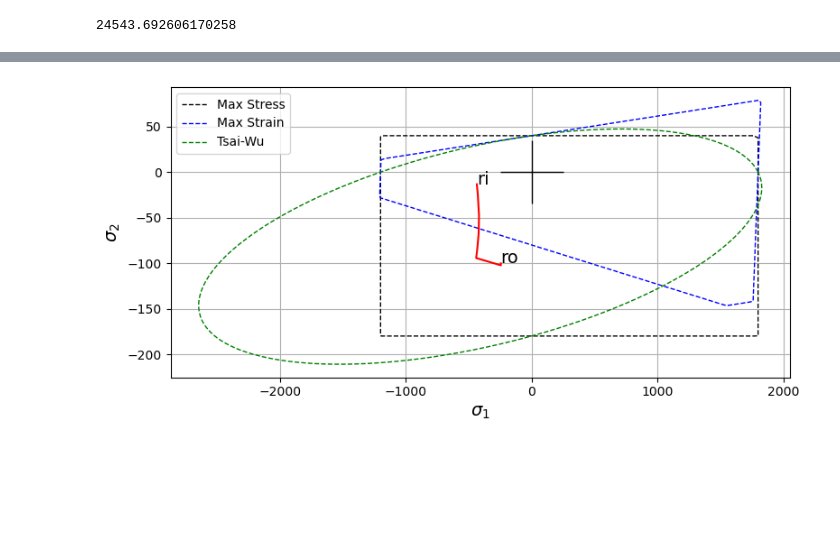
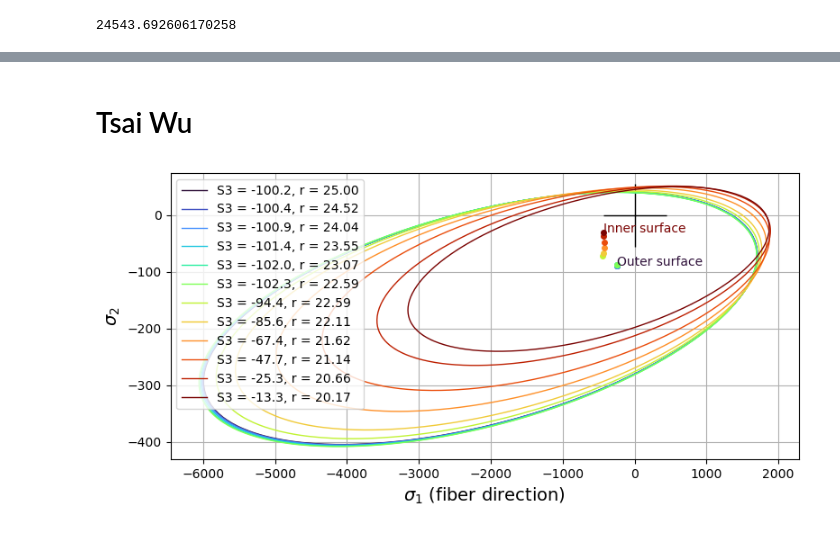
Before and after one commit to Hakonimatata/Lettvekt-Design, a Jupyter notebook: A2/A2_testing.ipynb, the cells around one changed output, grey strips where cells are left out. Cells and saved outputs as stored; diff of their text form; code cells hidden in the pictures; blank space fills up the shorter version.

```diff
--- a/A2/A2_testing.ipynb
+++ b/A2/A2_testing.ipynb
@@ -299,0 +426,2 @@ S33 = [
+# %%
+plot_max_strain(Carbon_EpoxyA, sigma_1=S11, sigma_2=S22, sigma_3=S33, pos=pos, label_start="Outer surface", label_end="Inner surface")
@@ -300,9 +431,10 @@ S33 = [
+# %% [markdown]
+# Tsai Wu
 # %%
 # Get D and d
 D = MAX_DIAMETER
 d = get_inner_diameter(D, RHO_W, rho_material=Carbon_EpoxyA['rho'])
 
-
-plot_failure_criterias(Carbon_EpoxyA, pos, sigma_1=S11, sigma_2=S33, label_start="ro", label_end="ri")
+plot_tsaiwu_various_s3(Carbon_EpoxyA, sigma_1=S11, sigma_2=S22, sigma_3=S33, pos=pos)
 # %% [output]
-[figure, old version]
+[figure, new version]
```
Also changed, not shown: parts of 8 cells of this notebook, 12 other files.
